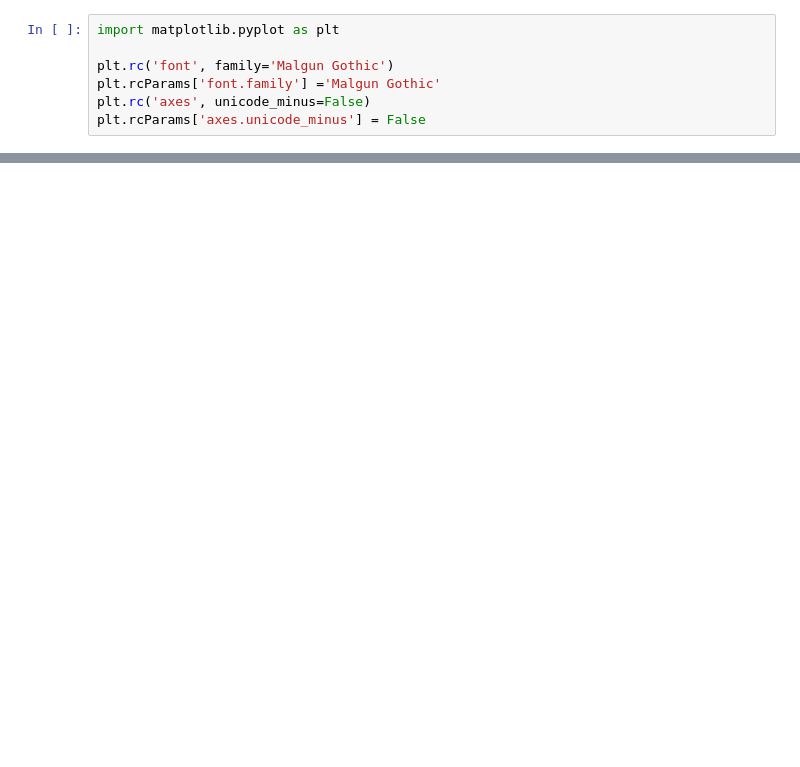
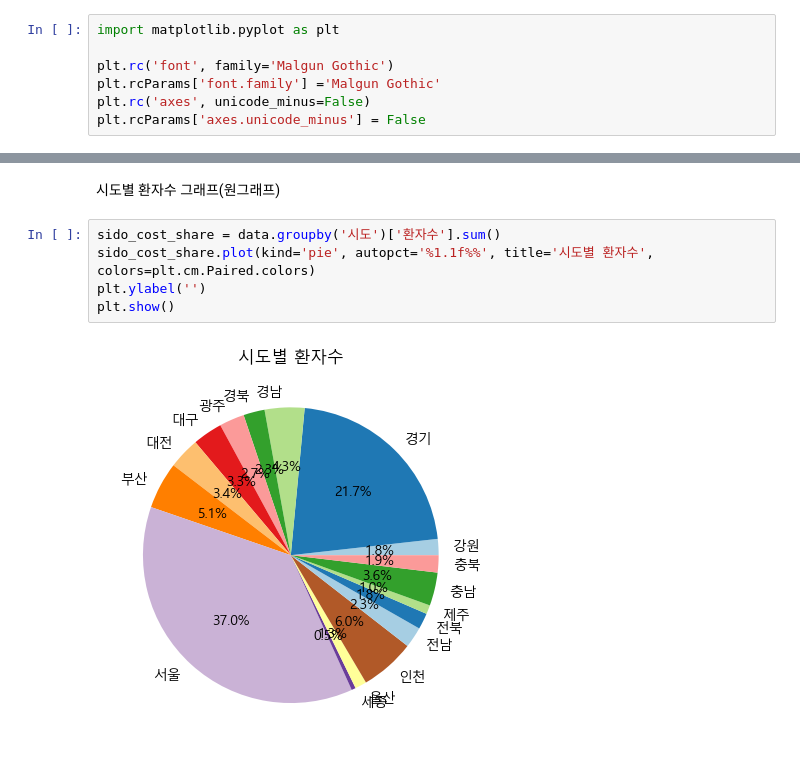
Before and after one commit to soon15/DATA-A, a Jupyter notebook: 지역별로 환자 수 그래프 그리기/지역별 환자수.ipynb, the cells around one changed output, grey strips where cells are left out. Drawn from its saved outputs; the diff is of its cells as text; blank space fills up the shorter version.

```diff
--- a/지역별로 환자 수 그래프 그리기/지역별 환자수.ipynb
+++ b/지역별로 환자 수 그래프 그리기/지역별 환자수.ipynb
@@ -437,0 +32,9 @@ plt.show()
+# %% [markdown]
+시도별 환자수 그래프(원그래프)
+# %%
+sido_cost_share = data.groupby('시도')['환자수'].sum()
+sido_cost_share.plot(kind='pie', autopct='%1.1f%%', title='시도별 환자수', colors=plt.cm.Paired.colors)
+plt.ylabel('')
+plt.show()
+# %% [output]
+[figure, added]
```
Also changed, not shown: parts of 44 cells of this notebook.
